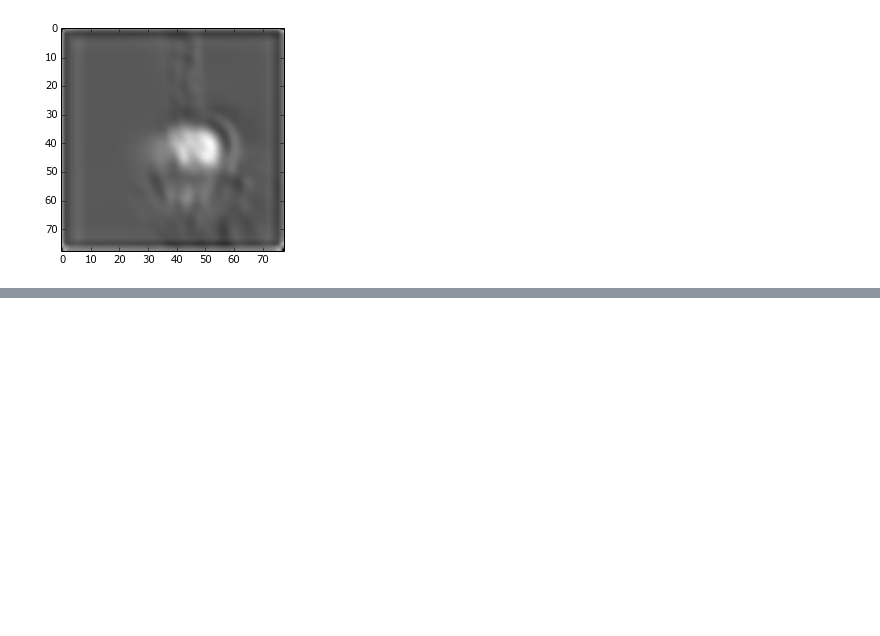
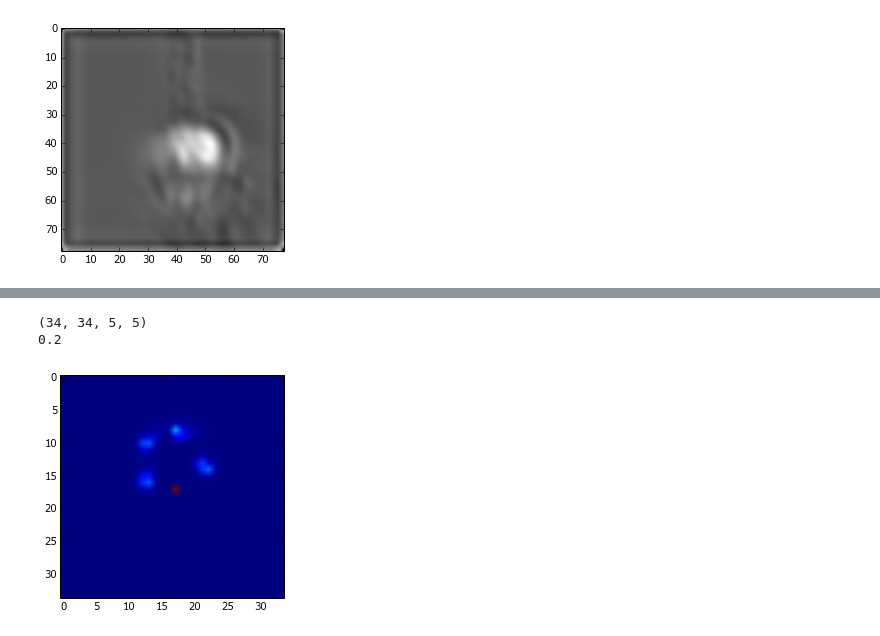
Before and after one commit to mkabra/poseTF, a Jupyter notebook: cellCodeHead.ipynb, the cells around one changed output, grey strips where cells are left out. Cells and saved outputs as stored; diff of their text form; code cells hidden in the pictures; blank space fills up the shorter version.

```diff
--- a/cellCodeHead.ipynb
+++ b/cellCodeHead.ipynb
@@ -1210,0 +1305,14 @@ print(pred.min(),labels.max(),bb,train_loss)
+# %%
+import PoseTools
+reload(PoseTools)
+
+
+ll = PoseTools.initMRFweights(conf)
+oo = ll[:,:,4,:].sum(2)
+print(ll.shape)
+plt.imshow(oo)
+print(oo.max())
+# %% [output]
+(34, 34, 5, 5)
+0.2
+[figure, added]
```
Also changed, not shown: parts of 8 cells of this notebook, 6 other files.
